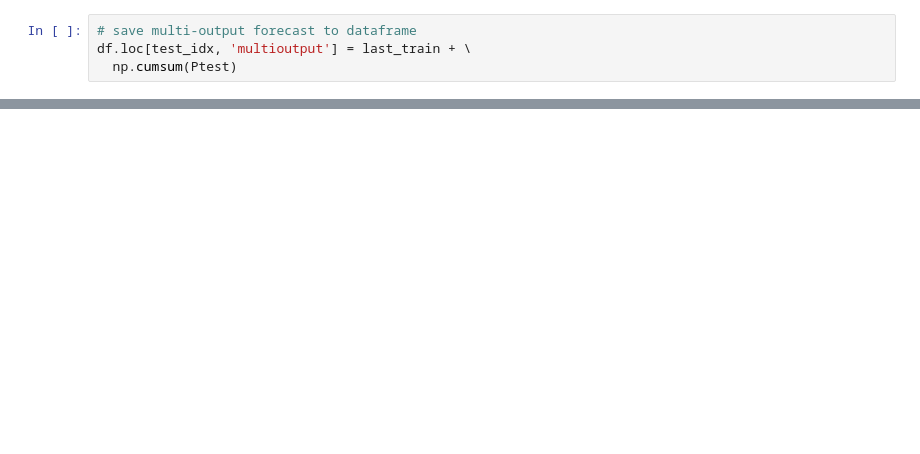
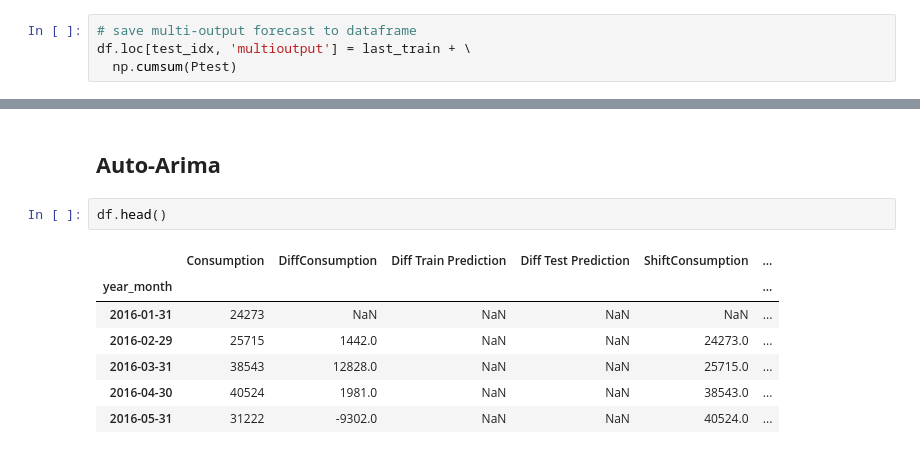
Before and after one commit to franciscosrcoelho-coder/Google-Colab, a Jupyter notebook: Welcome_To_Colab.ipynb, the cells around one changed output, grey strips where cells are left out. Saved outputs shown, nothing was run; the diff lists cells and outputs as text; blank space fills up the shorter version.

```diff
--- a/Welcome_To_Colab.ipynb
+++ b/Welcome_To_Colab.ipynb
@@ -612,0 +615,12 @@ multi-output MAPE: 0.14883408849442079
+# %% [markdown]
+## **Auto-Arima**
+# %%
+df.head()
+# %% [output]
+|  | Consumption | DiffConsumption | Diff Train Prediction | Diff Test Prediction | ShiftConsumption | ... |
+| year_month |  |  |  |  |  | ... |
+| 2016-01-31 | 24273 | NaN | NaN | NaN | NaN | ... |
+| 2016-02-29 | 25715 | 1442.0 | NaN | NaN | 24273.0 | ... |
+| 2016-03-31 | 38543 | 12828.0 | NaN | NaN | 25715.0 | ... |
+| 2016-04-30 | 40524 | 1981.0 | NaN | NaN | 38543.0 | ... |
+| 2016-05-31 | 31222 | -9302.0 | NaN | NaN | 40524.0 | ... |
```
Also changed, not shown: parts of 41 cells of this notebook.
